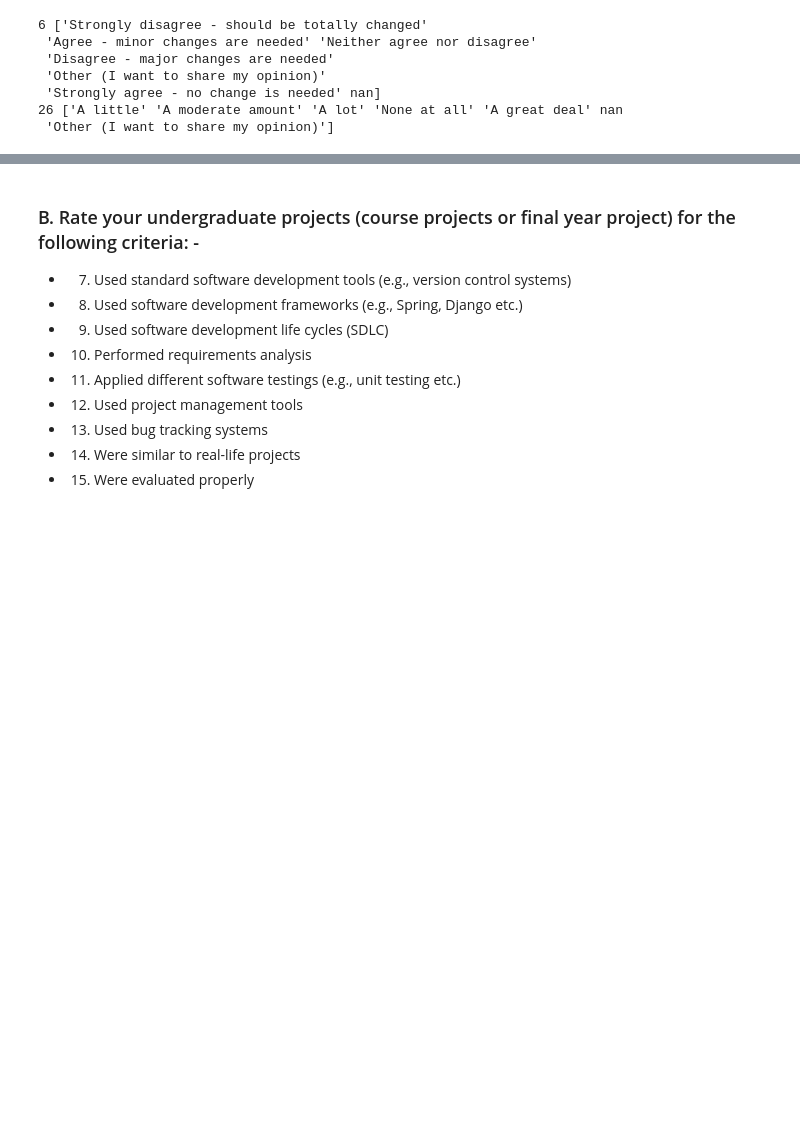
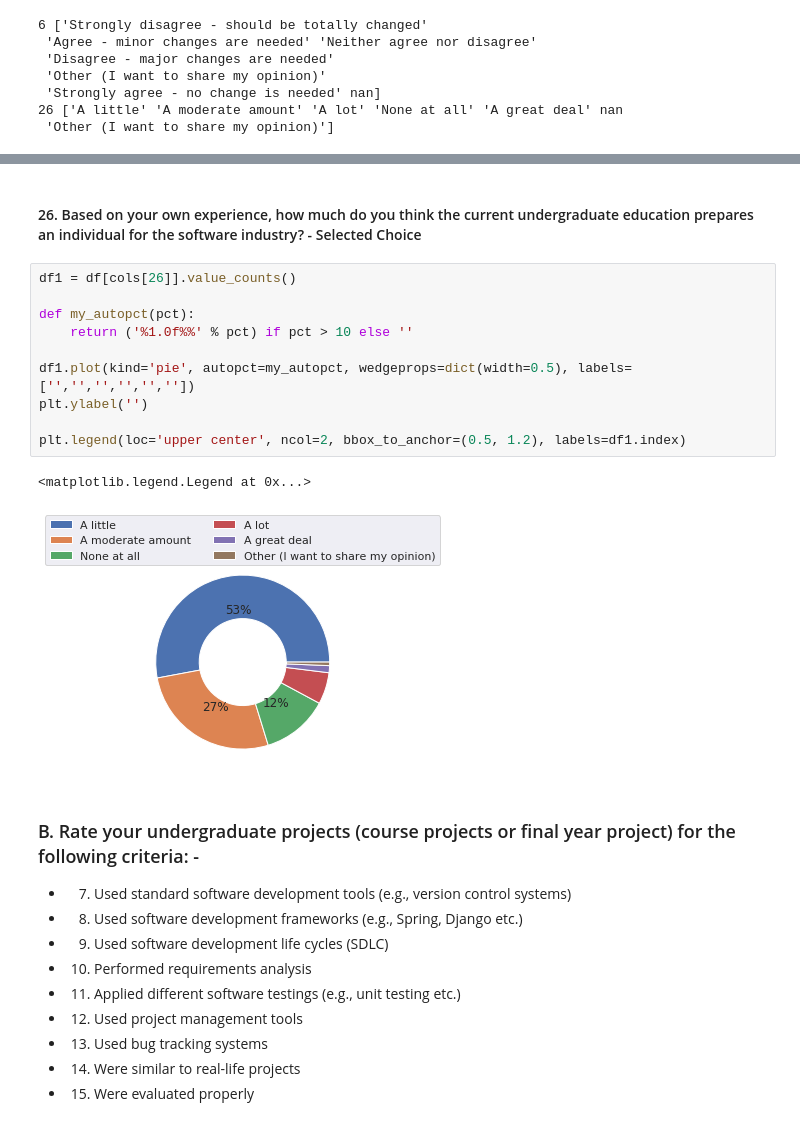
Before and after one commit to rafed123/ugse, a Jupyter notebook: Analysis.ipynb, the cells around one changed output, grey strips where cells are left out. Drawn from its saved outputs; the diff is of its cells as text; blank space fills up the shorter version.

```diff
--- a/Analysis.ipynb
+++ b/Analysis.ipynb
@@ -131,3 +137,18 @@ for i in l:
+# %% [markdown]
+#### 26. Based on your own experience, how much do you think the current undergraduate education prepares an individual for the software industry? - Selected Choice
+# %%
+df1 = df[cols[26]].value_counts()
+
+def my_autopct(pct):
+    return ('%1.0f%%' % pct) if pct > 10 else ''
+
+df1.plot(kind='pie', autopct=my_autopct, wedgeprops=dict(width=0.5), labels=['','','','','',''])
+plt.ylabel('')
+
+plt.legend(loc='upper center', ncol=2, bbox_to_anchor=(0.5, 1.2), labels=df1.index)
+# %% [output]
+<matplotlib.legend.Legend at 0x...>
+[figure, added]
 # %% [markdown]
 ### B. Rate your undergraduate projects (course projects or final year project) for the following criteria: -
 - 7.  Used standard software development tools (e.g., version control systems)
```
Also changed, not shown: parts of 7 cells of this notebook.
